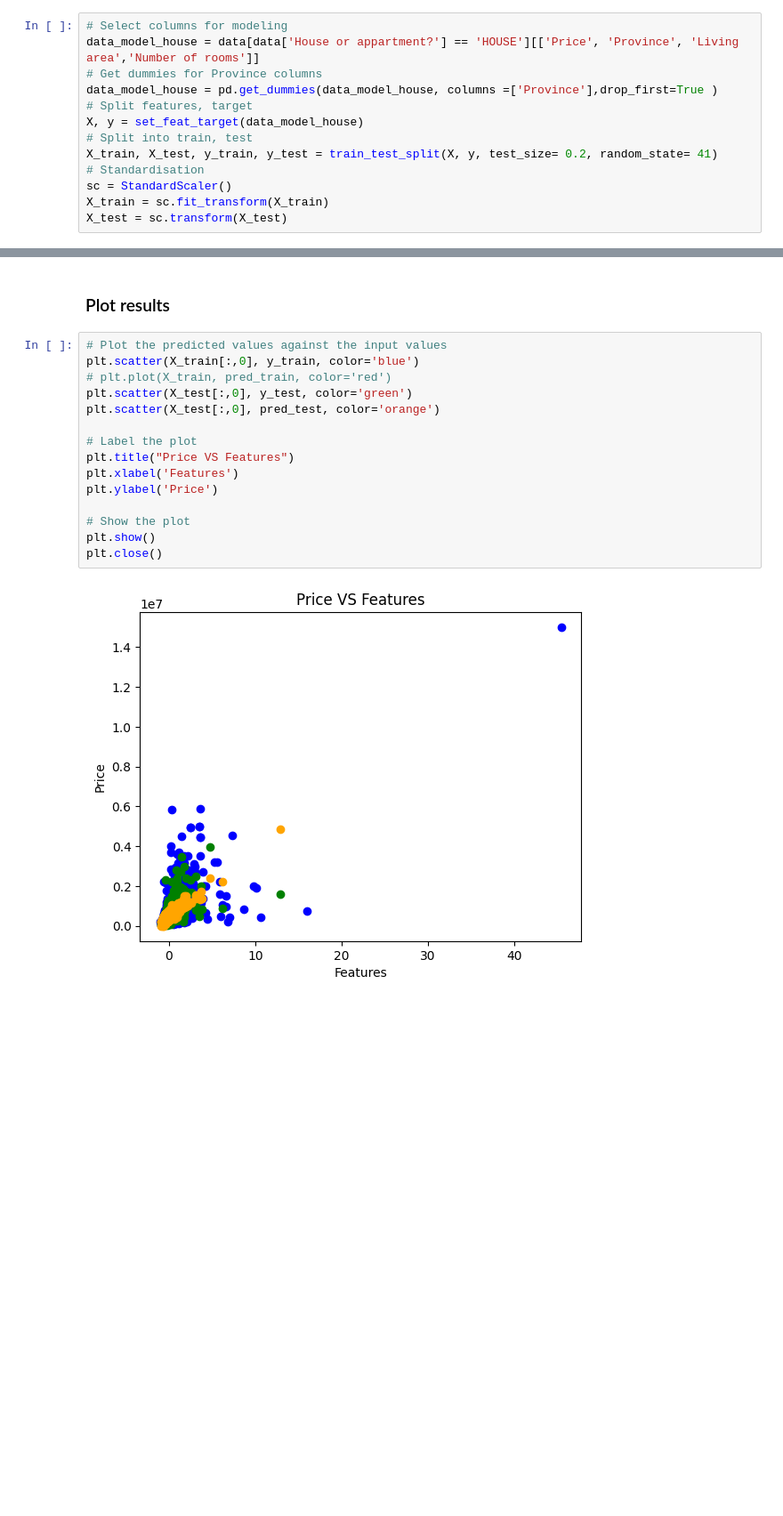
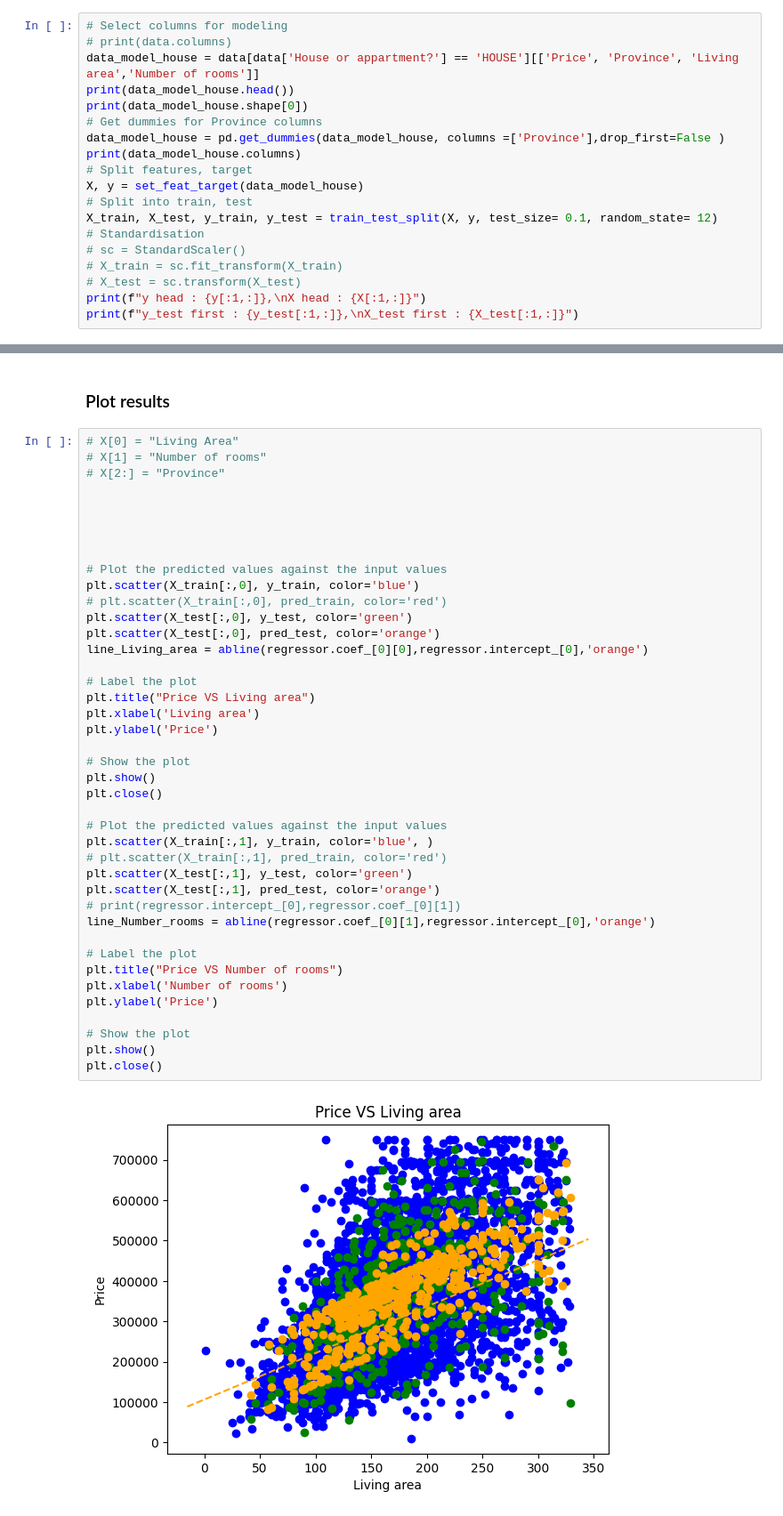
Before and after one commit to Laverdure77/immo_Eliza_Data_Analysis, a Jupyter notebook: Modeling/model.ipynb, the cells around one changed output, grey strips where cells are left out. Shown at 89% size. Cells and saved outputs as stored; diff of their text form; blank space fills up the shorter version.

```diff
--- a/Modeling/model.ipynb
+++ b/Modeling/model.ipynb
@@ -44,14 +168,20 @@ data = add_province(data)
 - Normalize or standardise
 # %%
 # Select columns for modeling
+# print(data.columns)
 data_model_house = data[data['House or appartment?'] == 'HOUSE'][['Price', 'Province', 'Living area','Number of rooms']]
+print(data_model_house.head())
+print(data_model_house.shape[0])
 # Get dummies for Province columns
-data_model_house = pd.get_dummies(data_model_house, columns =['Province'],drop_first=True )
+data_model_house = pd.get_dummies(data_model_house, columns =['Province'],drop_first=False )
+print(data_model_house.columns)
 # Split features, target
 X, y = set_feat_target(data_model_house)
 # Split into train, test
-X_train, X_test, y_train, y_test = train_test_split(X, y, test_size= 0.2, random_state= 41)
+X_train, X_test, y_train, y_test = train_test_split(X, y, test_size= 0.1, random_state= 12)
 # Standardisation
-sc = StandardScaler()
-X_train = sc.fit_transform(X_train)
-X_test = sc.transform(X_test)
+# sc = StandardScaler()
+# X_train = sc.fit_transform(X_train)
+# X_test = sc.transform(X_test)
+print(f"y head : {y[:1,:]},\nX head : {X[:1,:]}")
+print(f"y_test first : {y_test[:1,:]},\nX_test first : {X_test[:1,:]}")
@@ -81,19 +237,45 @@ Linear test score : 44.49 %
 # %% [markdown]
 ### Plot results
 # %%
+# X[0] = "Living Area"
+# X[1] = "Number of rooms"
+# X[2:] = "Province"
+
+
+
+
+
 # Plot the predicted values against the input values
 plt.scatter(X_train[:,0], y_train, color='blue')
-# plt.plot(X_train, pred_train, color='red')
+# plt.scatter(X_train[:,0], pred_train, color='red')
 plt.scatter(X_test[:,0], y_test, color='green')
 plt.scatter(X_test[:,0], pred_test, color='orange')
+line_Living_area = abline(regressor.coef_[0][0],regressor.intercept_[0],'orange')
 
 # Label the plot
-plt.title("Price VS Features")
-plt.xlabel('Features')
+plt.title("Price VS Living area")
+plt.xlabel('Living area')
 plt.ylabel('Price')
 
 # Show the plot
 plt.show()
 plt.close()
+
+# Plot the predicted values against the input values
+plt.scatter(X_train[:,1], y_train, color='blue', )
+# plt.scatter(X_train[:,1], pred_train, color='red')
+plt.scatter(X_test[:,1], y_test, color='green')
+plt.scatter(X_test[:,1], pred_test, color='orange')
+# print(regressor.intercept_[0],regressor.coef_[0][1])
+line_Number_rooms = abline(regressor.coef_[0][1],regressor.intercept_[0],'orange')
+
+# Label the plot
+plt.title("Price VS Number of rooms")
+plt.xlabel('Number of rooms')
+plt.ylabel('Price')
+
+# Show the plot
+plt.show()
+plt.close()
 # %% [output]
-[figure, old version]
+[figure, new version]
```
Also changed, not shown: parts of 13 cells of this notebook, 1 other file.
